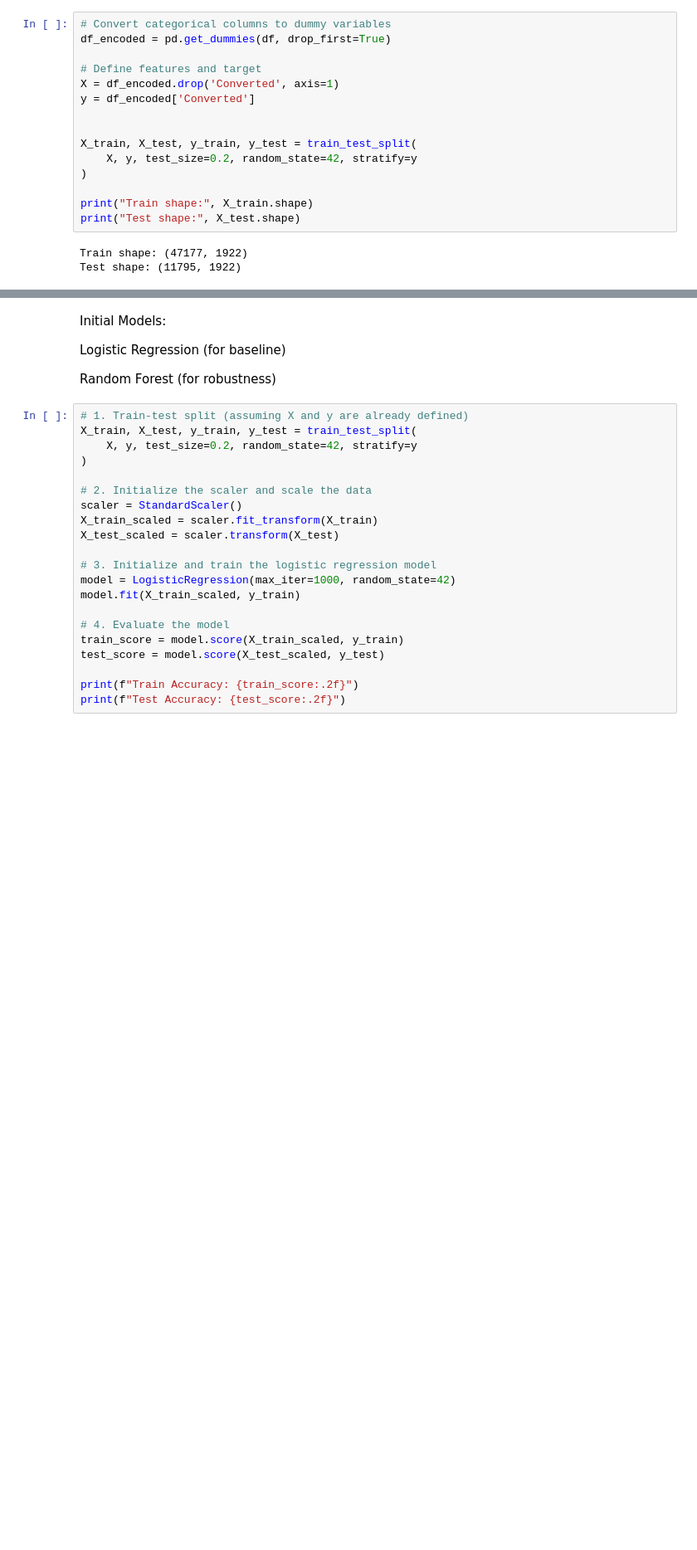
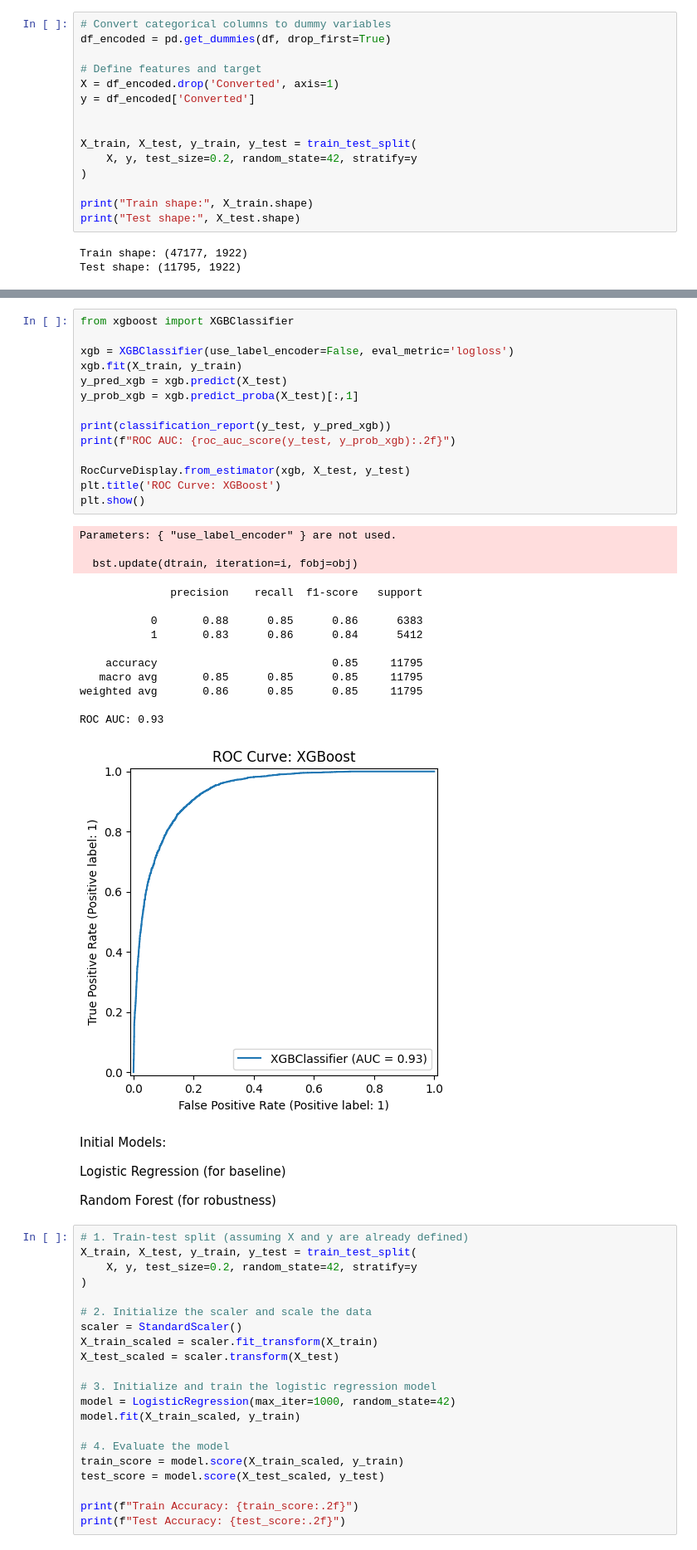
Before and after one commit to mindah-roche/lead-churn-prediction, a Jupyter notebook: Churn Prediction.ipynb, the cells around one changed output, grey strips where cells are left out. Shown at 83% size. Cells and saved outputs as stored; diff of their text form; blank space fills up the shorter version.

```diff
--- a/Churn Prediction.ipynb
+++ b/Churn Prediction.ipynb
@@ -749,3 +863,32 @@ Test shape: (11795, 1922)
+# %%
+from xgboost import XGBClassifier
+
+xgb = XGBClassifier(use_label_encoder=False, eval_metric='logloss')
+xgb.fit(X_train, y_train)
+y_pred_xgb = xgb.predict(X_test)
+y_prob_xgb = xgb.predict_proba(X_test)[:,1]
+
+print(classification_report(y_test, y_pred_xgb))
+print(f"ROC AUC: {roc_auc_score(y_test, y_prob_xgb):.2f}")
+
+RocCurveDisplay.from_estimator(xgb, X_test, y_test)
+plt.title('ROC Curve: XGBoost')
+plt.show()
+# %% [output]
+Parameters: { "use_label_encoder" } are not used.
+
+  bst.update(dtrain, iteration=i, fobj=obj)
+              precision    recall  f1-score   support
+
+           0       0.88      0.85      0.86      6383
+           1       0.83      0.86      0.84      5412
+
+    accuracy                           0.85     11795
+   macro avg       0.85      0.85      0.85     11795
+weighted avg       0.86      0.85      0.85     11795
+
+ROC AUC: 0.93
+[figure, added]
 # %% [markdown]
 Initial Models:
 
```
Also changed, not shown: parts of 6 cells of this notebook.
